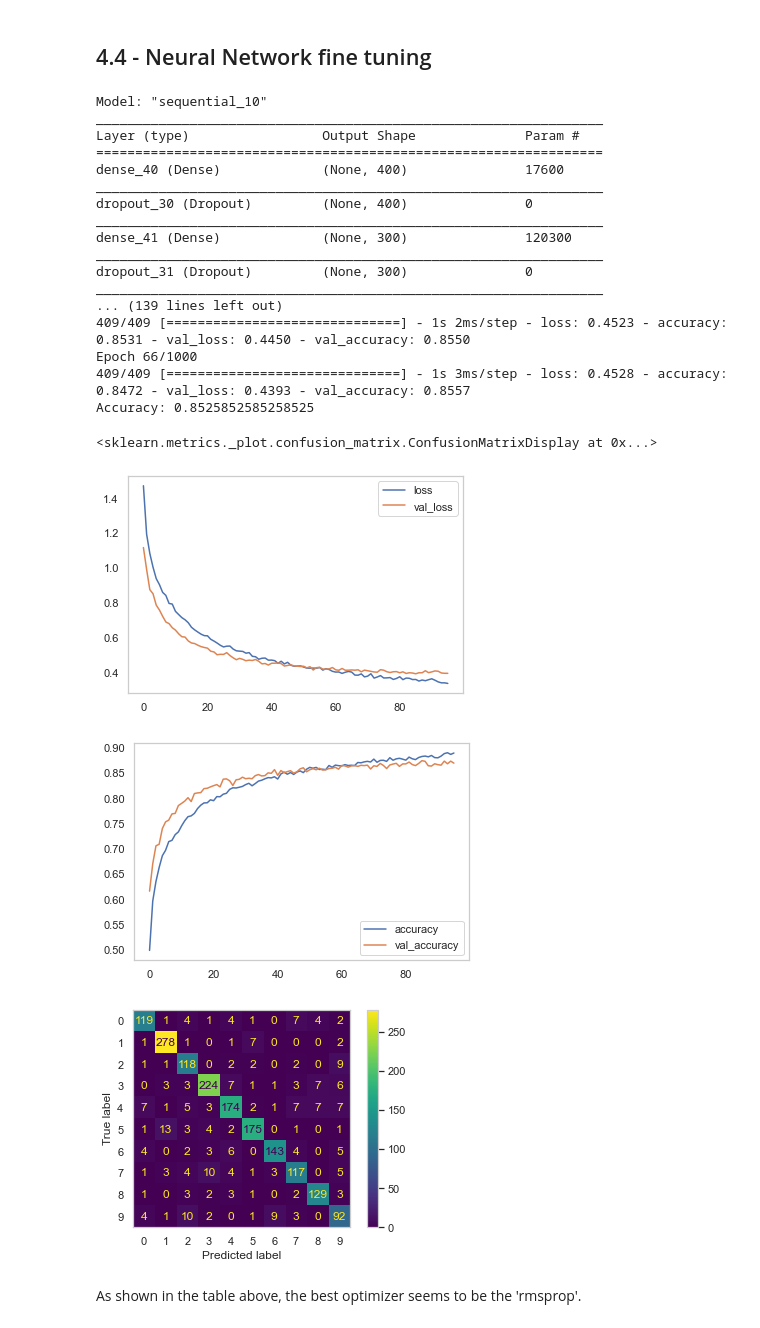
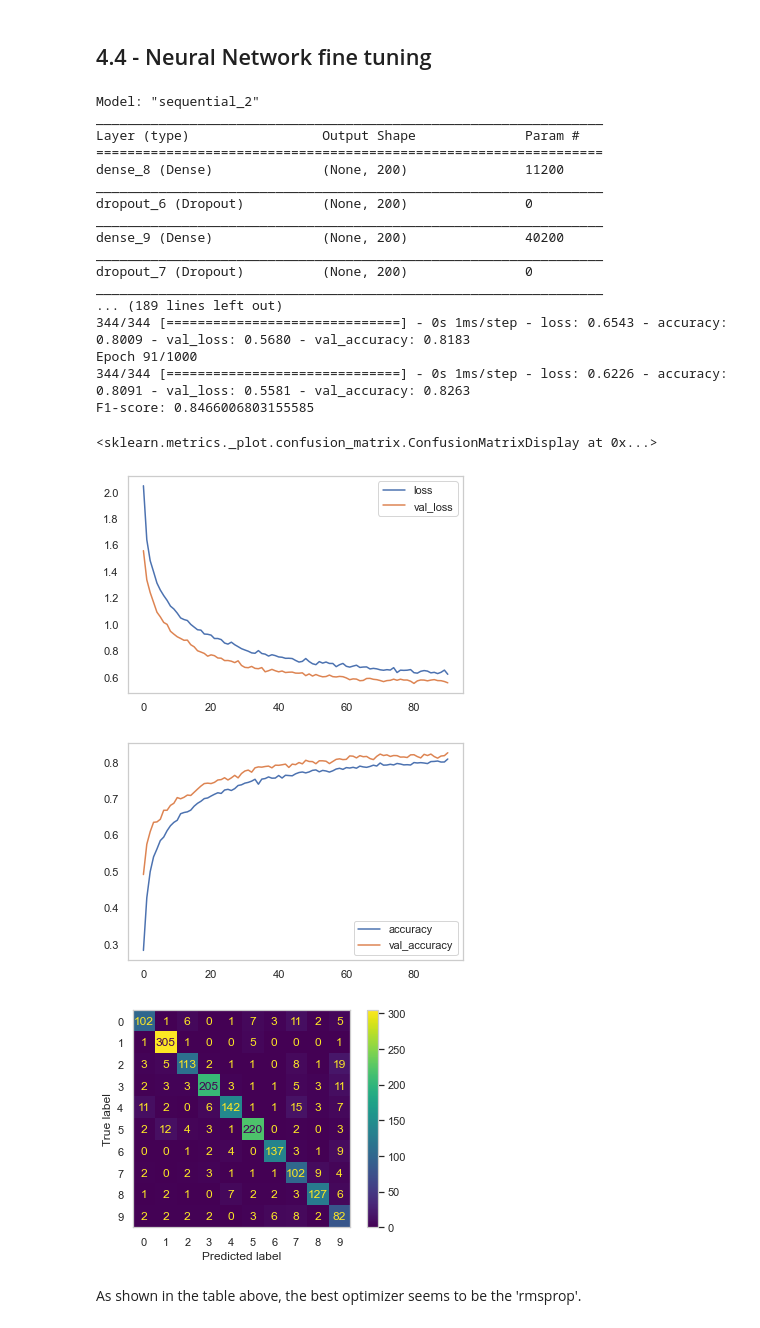
Before and after one commit to Hugand/music-classifier, a Jupyter notebook: music-classifier-notes.ipynb, the cells around one changed output. Cells and saved outputs as stored; diff of their text form; code cells hidden in the pictures.

Commit message:
Rework model experiment and design notebook. Generate new model

```diff
--- a/music-classifier-notes.ipynb
+++ b/music-classifier-notes.ipynb
@@ -659,12 +638,12 @@ for c in rf_grid_search['criterion']:
             model = RandomForestClassifier(
                 criterion=c, max_features=mf, n_estimators=ne,
             )
-            acc = sum(cross_val_score(model, X_train, y_train, cv=3)) / 3
+            acc = sum(cross_val_score(model, X_train, y_train, cv=4, scoring=f1_scorer, n_jobs=-1)) / 4
             rf_params.append([c, mf, ne, acc])
             print(" Done (" + str(acc) + ")")
 
-rf_params_cols = list(rf_grid_search.keys()) + ['accuracy']
+rf_params_cols = list(rf_grid_search.keys()) + ['f1_score']
 rf_params_df = pd.DataFrame(data=rf_params, columns=rf_params_cols)
-rf_params_df = rf_params_df.sort_values('accuracy', ascending=False)
+rf_params_df = rf_params_df.sort_values('f1_score', ascending=False)
 rf_params_df.head()
 # %% [output]
@@ -698,12 +677,12 @@ for c in rf_grid_search2['criterion']:
             model = RandomForestClassifier(
                 criterion=c, max_features=mf, n_estimators=ne,
             )
-            acc = sum(cross_val_score(model, X_train, y_train, cv=3)) / 3
+            acc = sum(cross_val_score(model, X_train, y_train, cv=4, scoring=f1_scorer, n_jobs=-1)) / 4
             rf_params.append([c, mf, ne, acc])
             print(" Done (" + str(acc) + ")")
 
-rf_params_cols = list(rf_grid_search.keys()) + ['accuracy']
+rf_params_cols = list(rf_grid_search.keys()) + ['f1_score']
 rf_params_df = pd.DataFrame(data=rf_params, columns=rf_params_cols)
-rf_params_df = rf_params_df.sort_values('accuracy', ascending=False)
+rf_params_df = rf_params_df.sort_values('f1_score', ascending=False)
 rf_params_df.head()
 # %% [output]
@@ -751,11 +730,11 @@ for nn in knn_grid_search['n_neighbors']:
         for p in knn_grid_search['p']:
             print("NN: " + str(nn) + "  W: " + w + "  P: " + str(p) + "....  ", end = '')
             model = KNeighborsClassifier(n_neighbors=nn, weights=w, p=p)
-            acc = sum(cross_val_score(model, X_train, y_train, cv=3)) / 3
+            acc = sum(cross_val_score(model, X_train, y_train, cv=4, scoring=f1_scorer, n_jobs=-1)) / 4
             knn_params.append([nn, w, p, acc])
             print(" Done (" + str(acc) + ")")
 
-knn_params_df = pd.DataFrame(data=knn_params, columns=['n_neighbors', 'weights', 'p', 'accuracy'])
-knn_params_df = knn_params_df.sort_values('accuracy', ascending=False)
+knn_params_df = pd.DataFrame(data=knn_params, columns=['n_neighbors', 'weights', 'p', 'f1_score'])
+knn_params_df = knn_params_df.sort_values('f1_score', ascending=False)
 knn_params_df.head()
 # %% [output]
@@ -801,12 +778,12 @@ nn_best_params = []
 # %%
 # Define model
 nn_model = keras.Sequential([
-    Dense(400, activation='relu', input_shape=[len(X_train.columns)]),
+    Dense(200, activation='relu', input_shape=[len(X_train.columns)]),
     Dropout(0.5),
-    Dense(300, activation='relu'),
+    Dense(200, activation='relu'),
     Dropout(0.5),
     Dense(128, activation='relu'),
-    Dropout(0.4),
+    Dropout(0.7),
     Dense(10, activation='softmax')
 ])
 nn_model.compile(metrics=['accuracy'],
@@ -830,41 +807,41 @@ nn_prediction = []
 for i in range(len(nn_prediction_distributions)):
     nn_prediction.append(np.argmax(nn_prediction_distributions[i]))
 
-nn_acc = accuracy_score(y_test, nn_prediction)
-print("Accuracy: " + str(nn_acc))
+nn_acc = f1_score(y_test, nn_prediction, average='weighted')
+print("F1-score: " + str(nn_acc))
 #nn_best_params.append(['ftrl', nn_acc])
 # %% [output]
-Model: "sequential_10"
+Model: "sequential_2"
 _________________________________________________________________
 Layer (type)                 Output Shape              Param #
 =================================================================
-dense_40 (Dense)             (None, 400)               17600
+dense_8 (Dense)              (None, 200)               11200
 _________________________________________________________________
-dropout_30 (Dropout)         (None, 400)               0
+dropout_6 (Dropout)          (None, 200)               0
 _________________________________________________________________
-dense_41 (Dense)             (None, 300)               120300
+dense_9 (Dense)              (None, 200)               40200
 _________________________________________________________________
-dropout_31 (Dropout)         (None, 300)               0
+dropout_7 (Dropout)          (None, 200)               0
 _________________________________________________________________
-... (139 lines left out)
-409/409 [==============================] - 1s 2ms/step - loss: 0.4523 - accuracy: 0.8531 - val_loss: 0.4450 - val_accuracy: 0.8550
-Epoch 66/1000
-409/409 [==============================] - 1s 3ms/step - loss: 0.4528 - accuracy: 0.8472 - val_loss: 0.4393 - val_accuracy: 0.8557
-Accuracy: 0.8525852585258525
+... (189 lines left out)
+344/344 [==============================] - 0s 1ms/step - loss: 0.6543 - accuracy: 0.8009 - val_loss: 0.5680 - val_accuracy: 0.8183
+Epoch 91/1000
+344/344 [==============================] - 0s 1ms/step - loss: 0.6226 - accuracy: 0.8091 - val_loss: 0.5581 - val_accuracy: 0.8263
+F1-score: 0.8466006803155585
 # %%
 history_frame = pd.DataFrame(history.history)
 history_frame.loc[:, ['loss', 'val_loss']].plot()
 history_frame.loc[:, ['accuracy', 'val_accuracy']].plot();
 nn_prediction_distributions = nn_model.predict(X_test)
 nn_prediction = []
 for i in range(len(nn_prediction_distributions)):
     nn_prediction.append(np.argmax(nn_prediction_distributions[i]))
 
 cm = confusion_matrix(y_test, nn_prediction)
-disp = ConfusionMatrixDisplay(confusion_matrix=cm, display_labels=rf_model.classes_)
+disp = ConfusionMatrixDisplay(confusion_matrix=cm)
 disp.plot()
 # %% [output]
 <sklearn.metrics._plot.confusion_matrix.ConfusionMatrixDisplay at 0x...>
-[figure, old version]
+[figure, new version]
-[figure, old version]
+[figure, new version]
-[figure, old version]
+[figure, new version]
```
Also changed, not shown: parts of 65 cells of this notebook, 16 other files.
